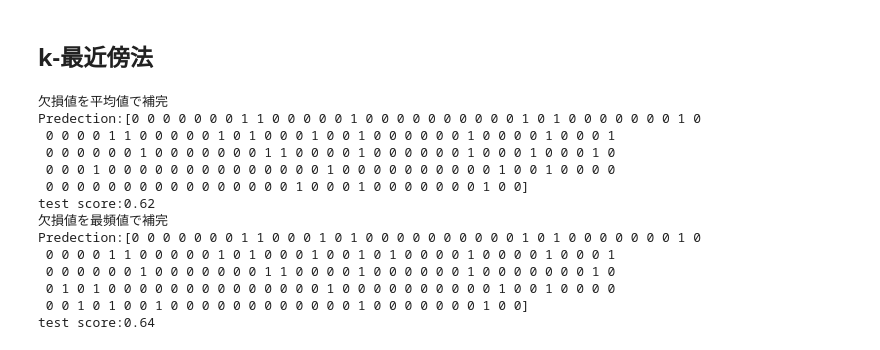
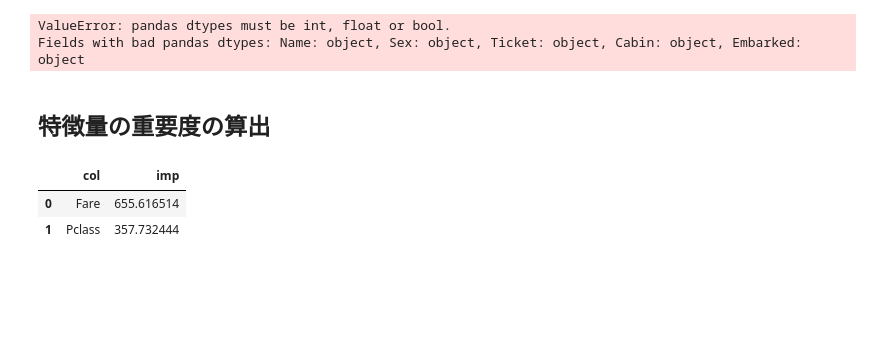
Before and after one commit to Yamamoooo/kaggle, a Jupyter notebook: titanic/titanic.ipynb, the cells around one changed output. Saved outputs shown, nothing was run; the diff lists cells and outputs as text; code cells hidden in the pictures; blank space fills up the shorter version.

```diff
--- a/titanic/titanic.ipynb
+++ b/titanic/titanic.ipynb
@@ -99 +68,5 @@ a.scatter_matrix()
+# %%
+x_train, y_train, id_train = a.make_dataset("Pclass", "Fare", "PassengerId", "Survived")
+# train,valに分割
+x_train, x_val, y_train, y_val = a.split_train_val(x_train, y_train, test_size=0.2, shuffle=True, stratify=y_train, random_state=0)
 # %% [markdown]
@@ -101,22 +74,45 @@ a.scatter_matrix()
-# %%
-X_train, X_val, y_train, y_val = a.train_test_split()
-# %% [markdown]
-## k-最近傍法
-# %%
-a.knn_analysis_mean(X_train=X_train, X_test=X_val, y_train=y_train, y_test=y_val, n_neighbors=8, parameter1="Pclass", parameter2="Age")
-a.knn_analysis_mode(X_train=X_train, X_test=X_val, y_train=y_train, y_test=y_val, n_neighbors=8, parameter1="Pclass", parameter2="Age")
-# %% [output]
-欠損値を平均値で補完
-Predection:[0 0 0 0 0 0 0 1 1 0 0 0 0 0 1 0 0 0 0 0 0 0 0 0 0 1 0 1 0 0 0 0 0 0 0 1 0
- 0 0 0 0 1 1 0 0 0 0 0 1 0 1 0 0 0 1 0 0 1 0 0 0 0 0 0 1 0 0 0 0 1 0 0 0 1
- 0 0 0 0 0 0 1 0 0 0 0 0 0 0 1 1 0 0 0 0 1 0 0 0 0 0 0 1 0 0 0 1 0 0 0 1 0
- 0 0 0 1 0 0 0 0 0 0 0 0 0 0 0 0 0 0 1 0 0 0 0 0 0 0 0 0 0 1 0 0 1 0 0 0 0
- 0 0 0 0 0 0 0 0 0 0 0 0 0 0 0 0 1 0 0 0 1 0 0 0 0 0 0 0 1 0 0]
-test score:0.62
-欠損値を最頻値で補完
-Predection:[0 0 0 0 0 0 0 1 1 0 0 0 1 0 1 0 0 0 0 0 0 0 0 0 0 1 0 1 0 0 0 0 0 0 0 1 0
- 0 0 0 0 1 1 0 0 0 0 0 1 0 1 0 0 0 1 0 0 1 0 1 0 0 0 0 1 0 0 0 0 1 0 0 0 1
- 0 0 0 0 0 0 1 0 0 0 0 0 0 0 1 1 0 0 0 0 1 0 0 0 0 0 0 1 0 0 0 0 0 0 0 1 0
- 0 1 0 1 0 0 0 0 0 0 0 0 0 0 0 0 0 0 1 0 0 0 0 0 0 0 0 0 0 1 0 0 1 0 0 0 0
- 0 0 1 0 1 0 0 1 0 0 0 0 0 0 0 0 0 0 0 0 1 0 0 0 0 0 0 0 1 0 0]
-test score:0.64
+# %%
+# ハイパーパラメータ設定
+params = {
+    "boosting_type": "gbdt",         # 勾配ブースティング決定木
+    "objective": "binary",           # 2値分類
+    "metric": "auc",                 # 評価指標はAUC
+    "learning_rate": 0.1,            # 学習率
+    "num_leaves": 16,                # 葉の数
+    "n_estimators": 100000,          # 最大イテレーション数
+    "random_state": 123,             # 乱数シード
+    "importance_type": "gain"        # 特徴量重要度の計算方法
+}
+
+# モデルのインスタンス化
+model = lgb.LGBMClassifier(**params)
+
+# モデルの学習
+model.fit(
+    x_train, y_train,                                # 学習データ
+    eval_set=[(x_train, y_train), (x_val, y_val)],   # 評価用データ（学習・検証）
+    callbacks=[
+        lgb.early_stopping(stopping_rounds=100),     # 100回改善しなければ早期終了
+        lgb.log_evaluation(period=10)                # 10回ごとに評価指標を表示
+    ]
+)
+
+x_train_pred = model.predict(x_train)
+x_val_pred = model.predict(x_val)
+accuracy_train = accuracy_score(y_train, x_train_pred)
+accuracy_val = accuracy_score(y_val, x_val_pred)
+
+print(f"Train Accuracy: {accuracy_train:.4f}")
+print(f"Validation Accuracy: {accuracy_val:.4f}")
+# %% [output]
+ValueError: pandas dtypes must be int, float or bool.
+Fields with bad pandas dtypes: Name: object, Sex: object, Ticket: object, Cabin: object, Embarked: object
+# %% [markdown]
+## 特徴量の重要度の算出
+# %%
+imp=pd.DataFrame({"col":x_train.columns, "imp":model.feature_importances_})
+imp.sort_values("imp",ascending=False,ignore_index=True)
+# %% [output]
+|  | col | imp |
+| 0 | Fare | 655.616514 |
+| 1 | Pclass | 357.732444 |
```
Also changed, not shown: parts of 14 cells of this notebook.
